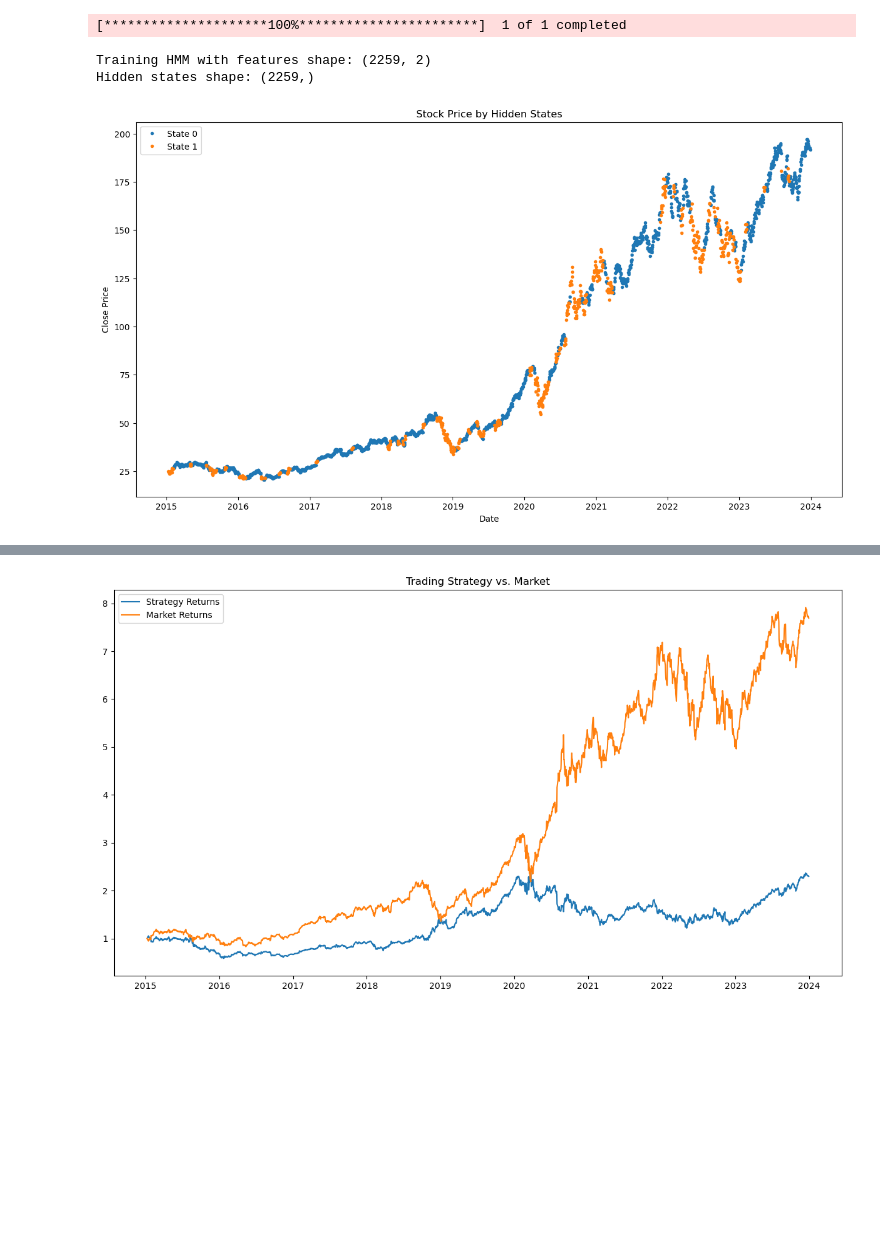
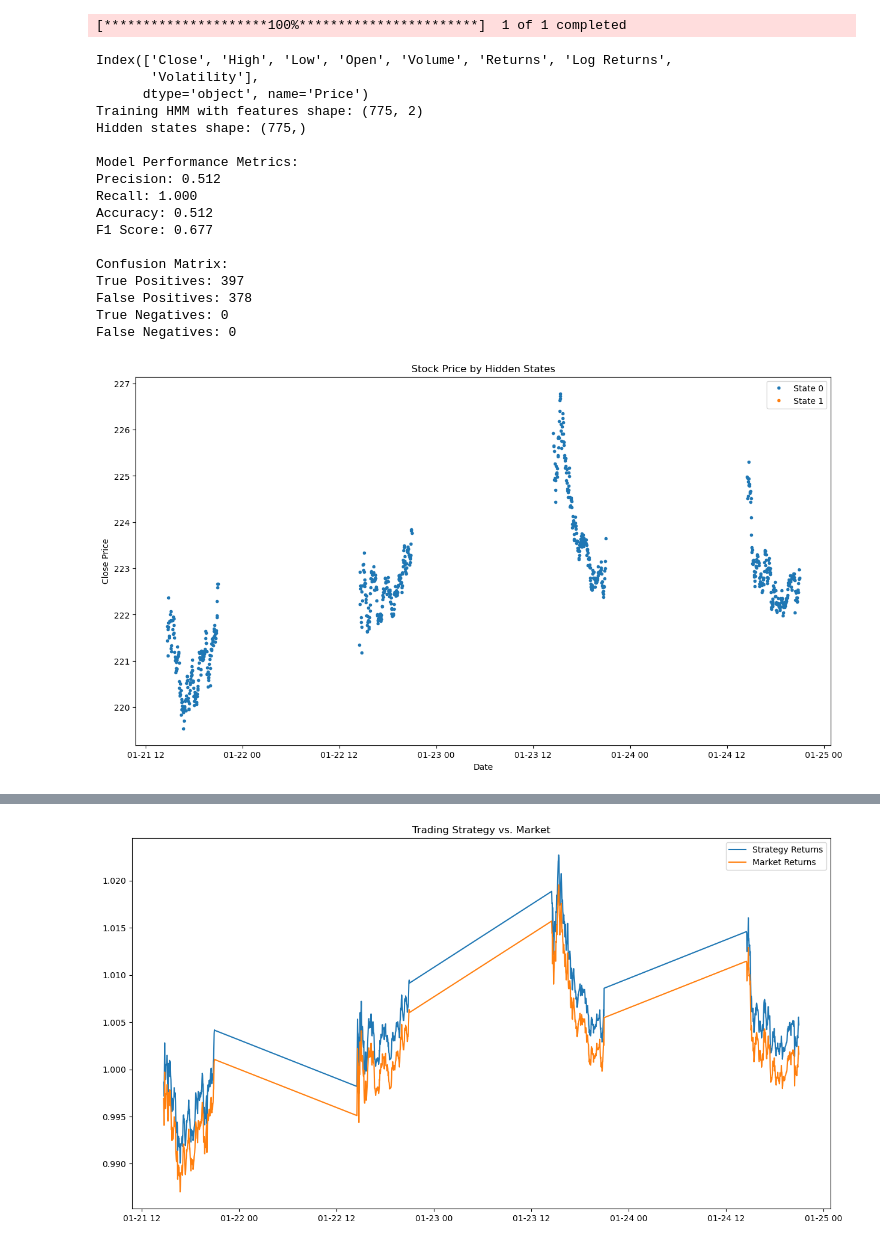
Before and after one commit to helena-f/quant_trading, a Jupyter notebook: HiddenMarkovModel.ipynb, the cells around one changed output, grey strips where cells are left out. Saved outputs shown, nothing was run; the diff lists cells and outputs as text; code cells hidden in the pictures; blank space fills up the shorter version.

Commit message:
hmm accuracy and smaller up to date data

```diff
--- a/HiddenMarkovModel.ipynb
+++ b/HiddenMarkovModel.ipynb
@@ -57,7 +118,8 @@ def simulate_trading(data, hidden_states):
 # %%
 ticker = "AAPL"
-start_date = "2015-01-01"
-end_date = "2023-12-31"
+from datetime import datetime, timedelta
+end_date = datetime.now()
+start_date = end_date - timedelta(days=7)
 
 # Fetch and preprocess data
 stock_data = fetch_stock_data(ticker, start_date, end_date)
@@ -75,13 +137,28 @@ aligned_data = aligned_data.copy()  # Ensure it's a standalone DataFrame
 aligned_data['State'] = hidden_states
 aligned_data['Signal'] = aligned_data['State'].apply(lambda x: 1 if x == 0 else -1)  # Buy in state 0, sell in others
 aligned_data['Strategy Returns'] = aligned_data['Signal'].shift(1) * aligned_data['Returns']
-
+calculate_metrics(aligned_data)
 plot_hidden_states(aligned_data, hidden_states, n_states)
 
 # Simulate Trading Strategy
 simulate_trading(aligned_data, hidden_states)
 # %% [output]
 [*********************100%***********************]  1 of 1 completed
-Training HMM with features shape: (2259, 2)
-Hidden states shape: (2259,)
+Index(['Close', 'High', 'Low', 'Open', 'Volume', 'Returns', 'Log Returns',
+       'Volatility'],
+      dtype='object', name='Price')
+Training HMM with features shape: (775, 2)
+Hidden states shape: (775,)
+
+Model Performance Metrics:
+Precision: 0.512
+Recall: 1.000
+Accuracy: 0.512
+F1 Score: 0.677
+
+Confusion Matrix:
+True Positives: 397
+False Positives: 378
+True Negatives: 0
+False Negatives: 0
-[figure, old version]
+[figure, new version]
@@ -88 +182 @@ Hidden states shape: (2259,)
-[figure, old version]
+[figure, new version]
```
Also changed, not shown: parts of 3 cells of this notebook.
